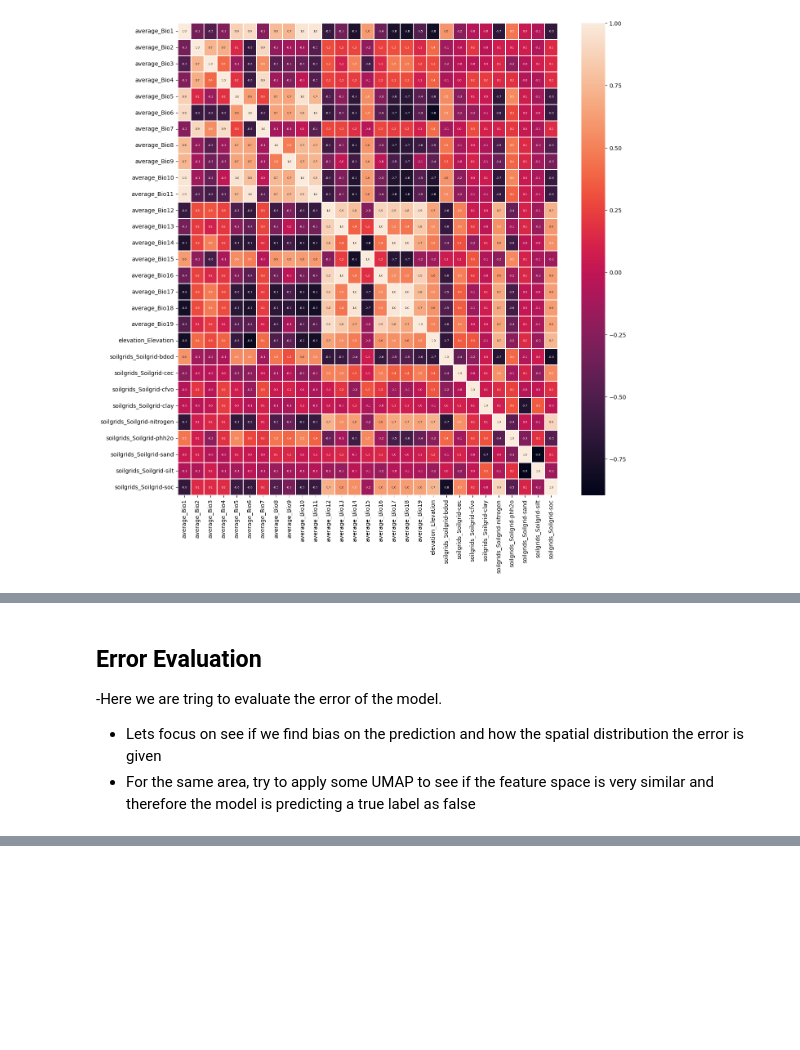
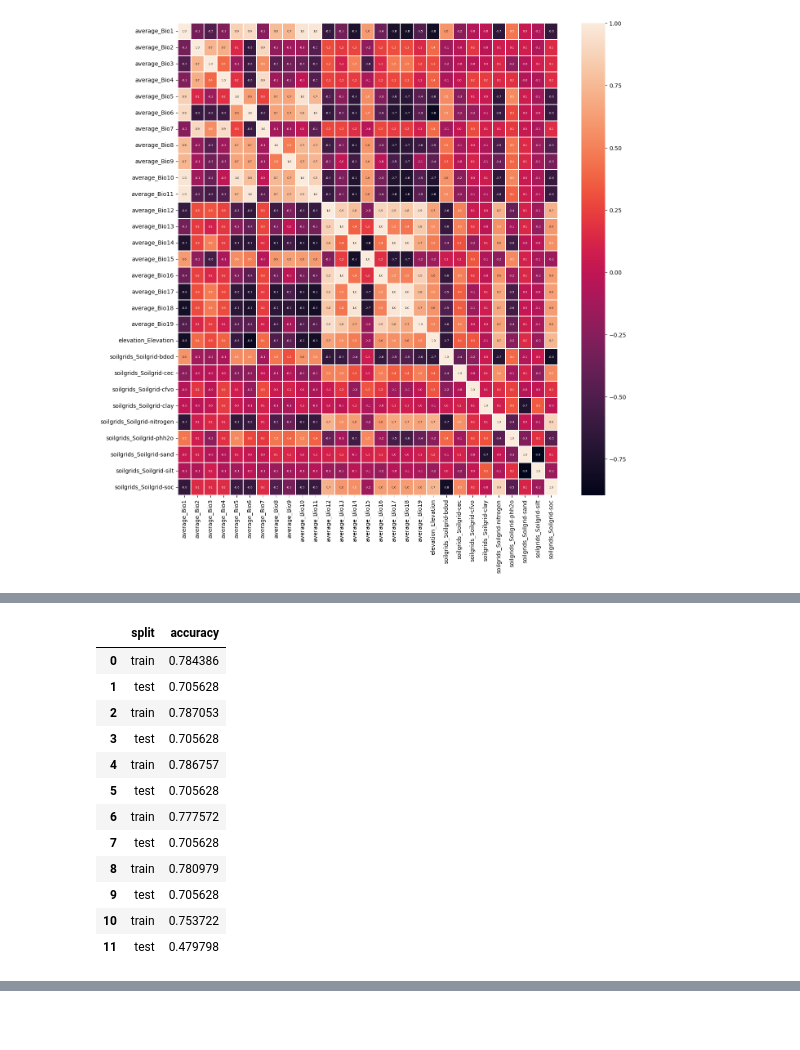
Before and after one commit to emanuel-gf/PlantNet-Species-ML-Project, a Jupyter notebook: milestone2.ipynb, the cells around one changed output, grey strips where cells are left out. Cells and saved outputs as stored; diff of their text form; code cells hidden in the pictures; blank space fills up the shorter version.

```diff
--- a/milestone2.ipynb
+++ b/milestone2.ipynb
@@ -1290,6 +1329,16 @@ df_results
-# %% [markdown]
-## Error Evaluation
-
--Here we are tring to evaluate the error of the model.
-- Lets focus on see if we find bias on the prediction and how the spatial distribution the error is given
-- For the same area, try to apply some UMAP to see if the feature space is very similar and therefore the model is predicting a true label as false
+# %%
+df_results[['split','accuracy']]
+# %% [output]
+|  | split | accuracy |
+| 0 | train | 0.784386 |
+| 1 | test | 0.705628 |
+| 2 | train | 0.787053 |
+| 3 | test | 0.705628 |
+| 4 | train | 0.786757 |
+| 5 | test | 0.705628 |
+| 6 | train | 0.777572 |
+| 7 | test | 0.705628 |
+| 8 | train | 0.780979 |
+| 9 | test | 0.705628 |
+| 10 | train | 0.753722 |
+| 11 | test | 0.479798 |
```
Also changed, not shown: parts of 20 cells of this notebook, 1 other file.
